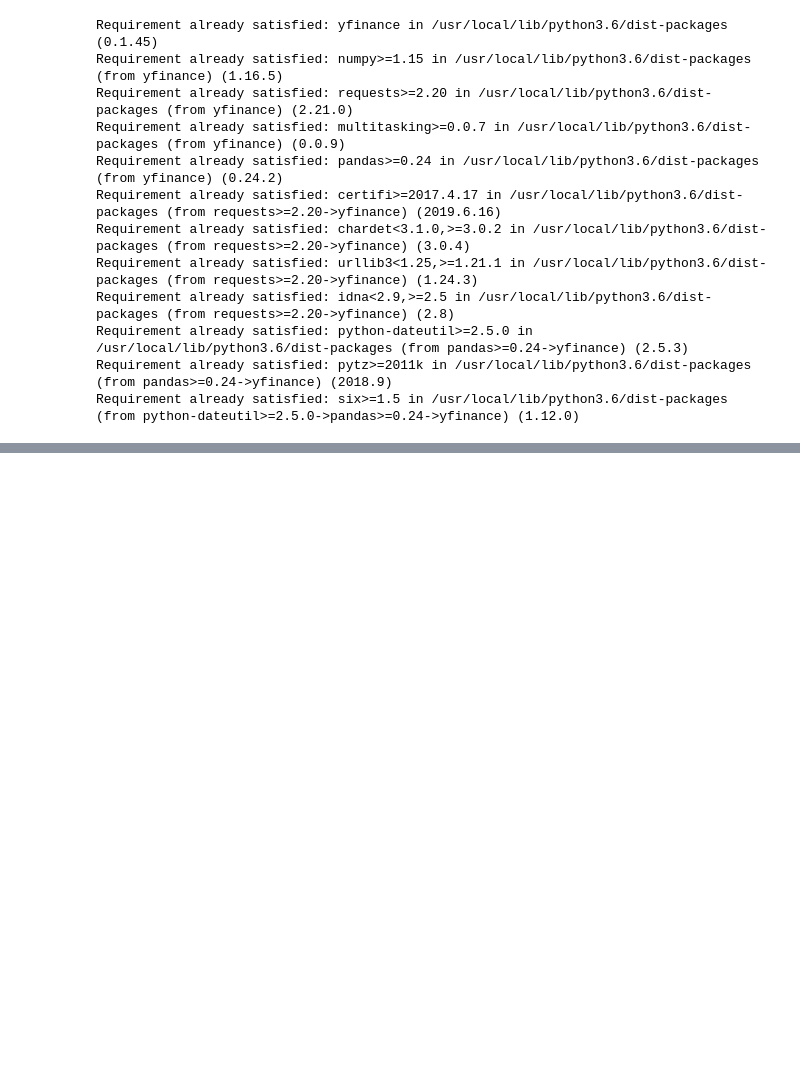
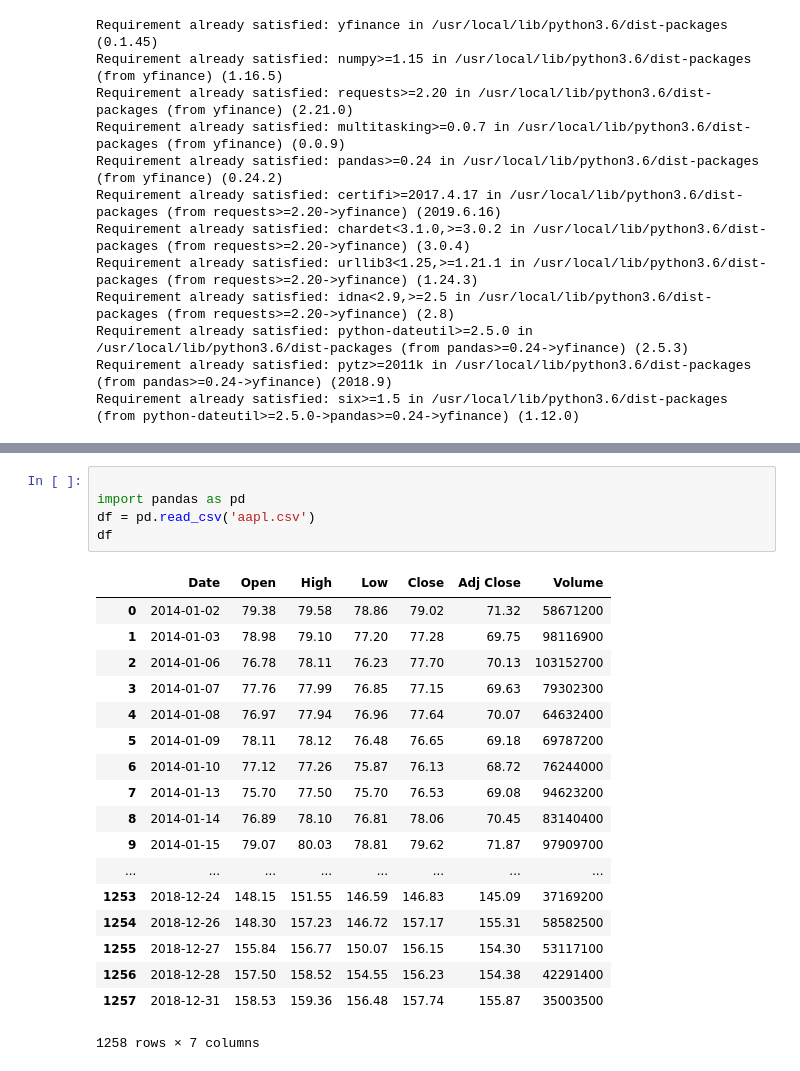
Before and after one commit to davriffe/Finance-Week, a Jupyter notebook: Regression_Model.ipynb, the cells around one changed output, grey strips where cells are left out. Saved outputs shown, nothing was run; the diff lists cells and outputs as text; blank space fills up the shorter version.

```diff
--- a/Regression_Model.ipynb
+++ b/Regression_Model.ipynb
@@ -76,0 +85,24 @@ df_full.head()
+# %%
+
+import pandas as pd
+df = pd.read_csv('aapl.csv')
+df
+# %% [output]
+|  | Date | Open | High | Low | Close | Adj Close | Volume |
+| 0 | 2014-01-02 | 79.38 | 79.58 | 78.86 | 79.02 | 71.32 | 58671200 |
+| 1 | 2014-01-03 | 78.98 | 79.10 | 77.20 | 77.28 | 69.75 | 98116900 |
+| 2 | 2014-01-06 | 76.78 | 78.11 | 76.23 | 77.70 | 70.13 | 103152700 |
+| 3 | 2014-01-07 | 77.76 | 77.99 | 76.85 | 77.15 | 69.63 | 79302300 |
+| 4 | 2014-01-08 | 76.97 | 77.94 | 76.96 | 77.64 | 70.07 | 64632400 |
+| 5 | 2014-01-09 | 78.11 | 78.12 | 76.48 | 76.65 | 69.18 | 69787200 |
+| 6 | 2014-01-10 | 77.12 | 77.26 | 75.87 | 76.13 | 68.72 | 76244000 |
+| 7 | 2014-01-13 | 75.70 | 77.50 | 75.70 | 76.53 | 69.08 | 94623200 |
+| 8 | 2014-01-14 | 76.89 | 78.10 | 76.81 | 78.06 | 70.45 | 83140400 |
+| 9 | 2014-01-15 | 79.07 | 80.03 | 78.81 | 79.62 | 71.87 | 97909700 |
+| ... | ... | ... | ... | ... | ... | ... | ... |
+| 1253 | 2018-12-24 | 148.15 | 151.55 | 146.59 | 146.83 | 145.09 | 37169200 |
+| 1254 | 2018-12-26 | 148.30 | 157.23 | 146.72 | 157.17 | 155.31 | 58582500 |
+| 1255 | 2018-12-27 | 155.84 | 156.77 | 150.07 | 156.15 | 154.30 | 53117100 |
+| 1256 | 2018-12-28 | 157.50 | 158.52 | 154.55 | 156.23 | 154.38 | 42291400 |
+| 1257 | 2018-12-31 | 158.53 | 159.36 | 156.48 | 157.74 | 155.87 | 35003500 |
+1258 rows × 7 columns
```
Also changed, not shown: parts of 1 cell of this notebook.
